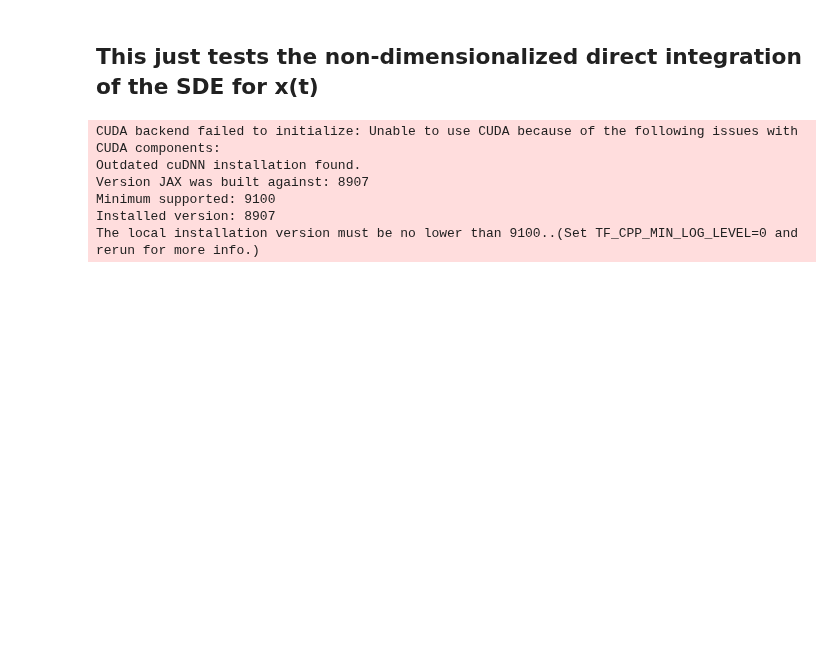
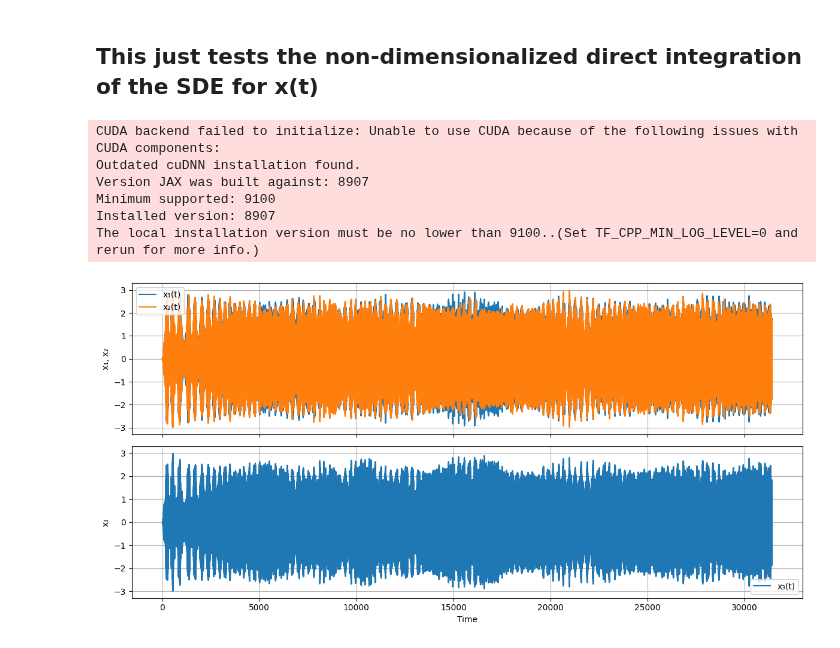
Before and after one commit to cyboesch/oscillator_dev, a Jupyter notebook: thermoai/notebooks/mechanical_p_bit.ipynb, the cells around one changed output. Drawn from its saved outputs; the diff is of its cells as text; code cells hidden in the pictures; blank space fills up the shorter version.

```diff
--- a/thermoai/notebooks/mechanical_p_bit.ipynb
+++ b/thermoai/notebooks/mechanical_p_bit.ipynb
@@ -26,11 +26,11 @@ Qual = 1000.0
 GAMMA = w_0/(2*Qual)
 gamma = .005          # Nonlinearity coefficient (Duffing term)
 
-k_13 = .01
-k_23 = .01
+k_13 = .1
+k_23 = .1
 
 k_B = 1.0             # Boltzmann's constant (arbitrary units for simulation)
-T = .5             # Temperature (K)
+T = .1             # Temperature (K)
     # Noise strength
 
 # Simulation Parameters
@@ -106,27 +106,29 @@ solution_x = diffrax.diffeqsolve(
 # %%
 # Define start and end times as fractions of total time
 start_frac = 0.0  # Start at beginning
-end_frac = 1/6    # Show first 20%
+end_frac = 1    # Show first 20%
 
 # Calculate indices for the time window
 start_idx = int(len(ts_dim) * start_frac)
 end_idx = int(len(ts_dim) * end_frac)
 
 fig, (ax1, ax2) = plt.subplots(2, 1, figsize=(12, 6), sharex=True)
 
 # Plot x1 and x2 on the same axes (within time window)
 ax1.plot(ts_dim[start_idx:end_idx], solution_x.ys[start_idx:end_idx, 0], label='x₁(t)')
 ax1.plot(ts_dim[start_idx:end_idx], solution_x.ys[start_idx:end_idx, 2], label='x₂(t)')
 ax1.set_ylabel('x₁, x₂')
 ax1.grid(True)
 ax1.legend()
 
 # Plot x3 (within time window)
 ax2.plot(ts_dim[start_idx:end_idx], solution_x.ys[start_idx:end_idx, 4], label='x₃(t)')
 ax2.set_xlabel('Time')
 ax2.set_ylabel('x₃')
 ax2.grid(True)
 ax2.legend()
 
 plt.tight_layout()
 plt.show()
+# %% [output]
+[figure, added]
```
Also changed, not shown: parts of 2 cells of this notebook.
